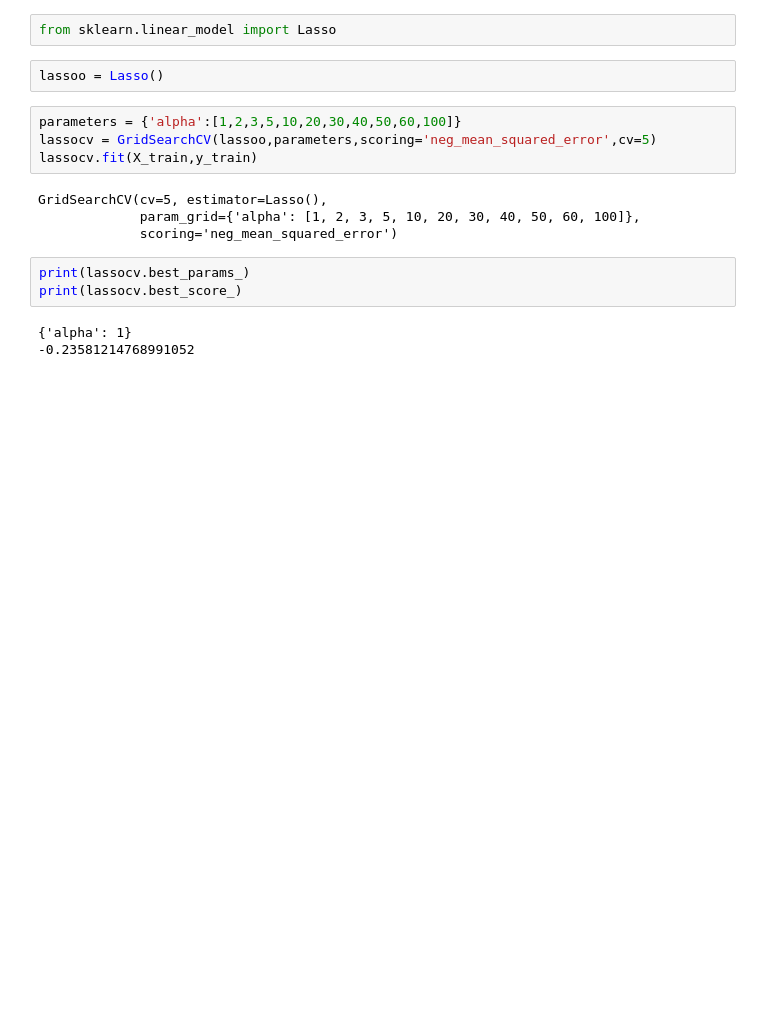
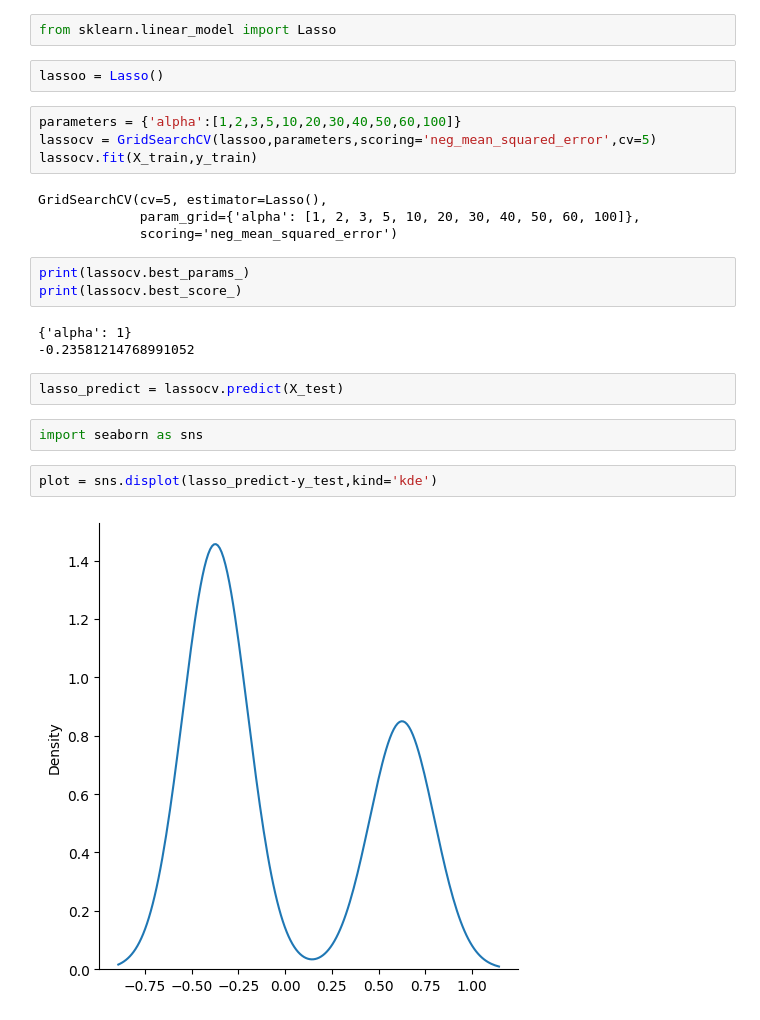
Before and after one commit to ihuzaifa1/Data-Science, a Jupyter notebook: ML.ipynb, the cells around one changed output. Cells and saved outputs as stored; diff of their text form; blank space fills up the shorter version.

Commit message:
lasso

```diff
--- a/ML.ipynb
+++ b/ML.ipynb
@@ -201,3 +201,11 @@ print(lassocv.best_score_)
 # %% [output]
 {'alpha': 1}
 -0.23581214768991052
+# %%
+lasso_predict = lassocv.predict(X_test)
+# %%
+import seaborn as sns
+# %%
+plot = sns.displot(lasso_predict-y_test,kind='kde')
+# %% [output]
+[figure, added]
```
